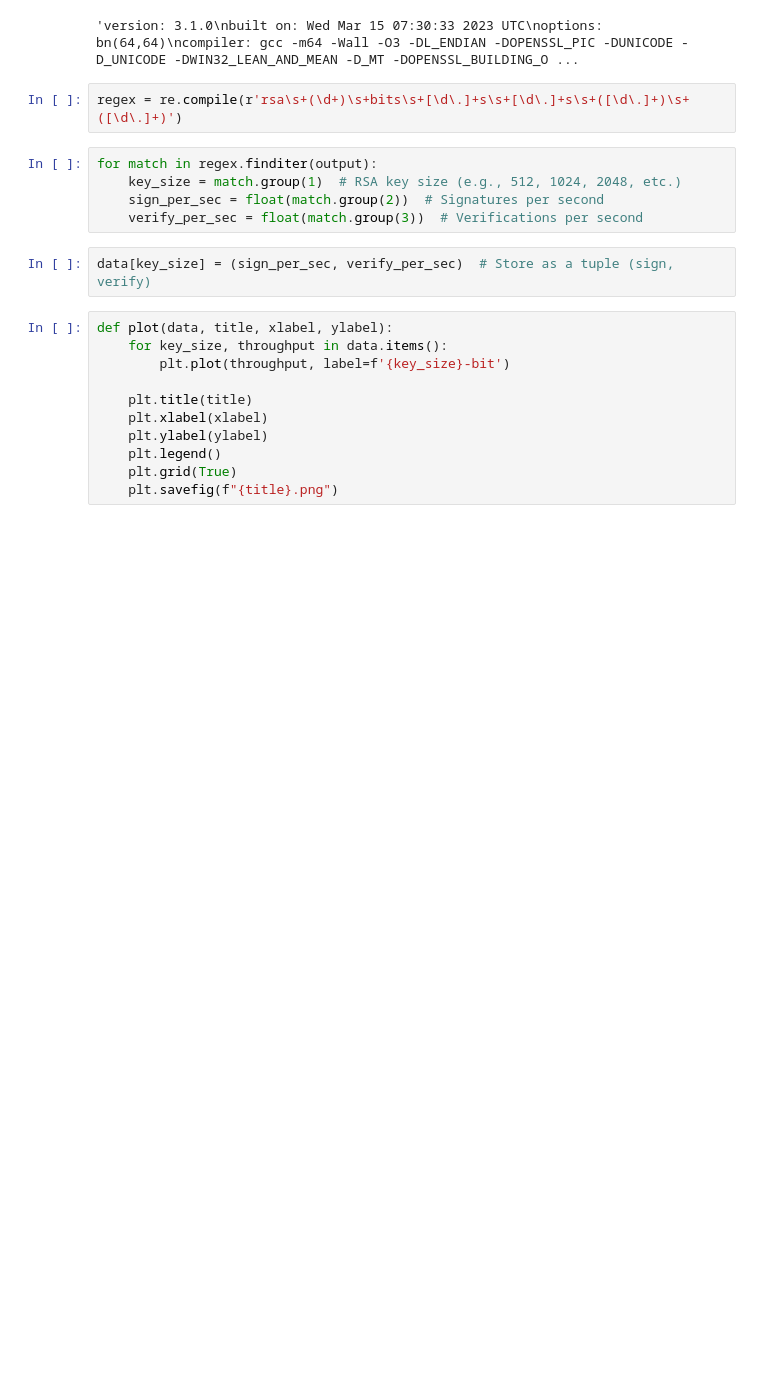
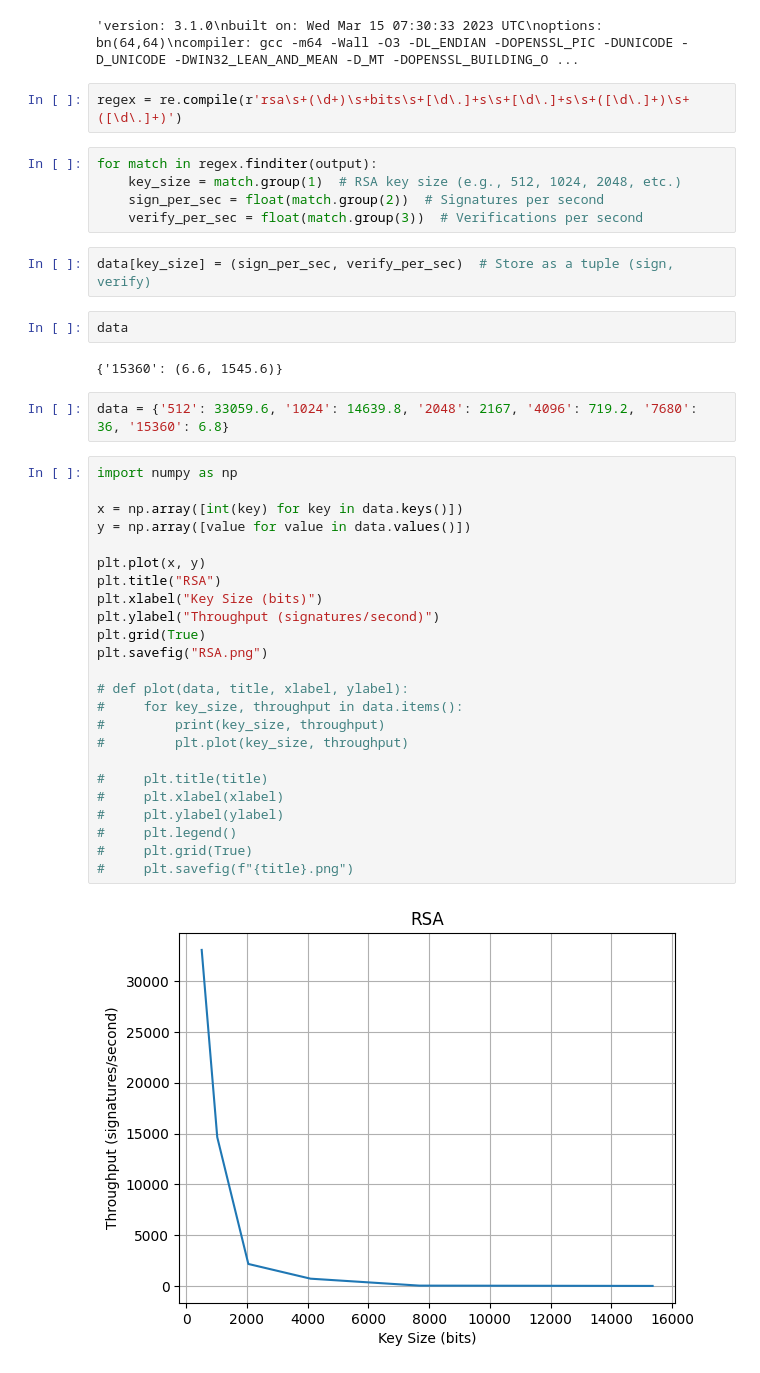
Before and after one commit to idavoong/csc321-module2, a Jupyter notebook: task3/task3.ipynb, the cells around one changed output. Cells and saved outputs as stored; diff of their text form; blank space fills up the shorter version.

```diff
--- a/task3/task3.ipynb
+++ b/task3/task3.ipynb
@@ -19,15 +19,36 @@ for match in regex.finditer(output):
     verify_per_sec = float(match.group(3))  # Verifications per second
 # %%
 data[key_size] = (sign_per_sec, verify_per_sec)  # Store as a tuple (sign, verify)
+# %%
+data
+# %% [output]
+{'15360': (6.6, 1545.6)}
+# %%
+data = {'512': 33059.6, '1024': 14639.8, '2048': 2167, '4096': 719.2, '7680': 36, '15360': 6.8}
 # %%
-def plot(data, title, xlabel, ylabel):
-    for key_size, throughput in data.items():
-        plt.plot(throughput, label=f'{key_size}-bit')
+import numpy as np
 
-    plt.title(title)
-    plt.xlabel(xlabel)
-    plt.ylabel(ylabel)
-    plt.legend()
-    plt.grid(True)
-    plt.savefig(f"{title}.png")
+x = np.array([int(key) for key in data.keys()])
+y = np.array([value for value in data.values()])
+
+plt.plot(x, y)
+plt.title("RSA")
+plt.xlabel("Key Size (bits)")
+plt.ylabel("Throughput (signatures/second)")
+plt.grid(True)
+plt.savefig("RSA.png")
+
+# def plot(data, title, xlabel, ylabel):
+#     for key_size, throughput in data.items():
+#         print(key_size, throughput)
+#         plt.plot(key_size, throughput)
+
+#     plt.title(title)
+#     plt.xlabel(xlabel)
+#     plt.ylabel(ylabel)
+#     plt.legend()
+#     plt.grid(True)
+#     plt.savefig(f"{title}.png")
+# %% [output]
+[figure, added]
 # %%
```
Also changed, not shown: parts of 1 cell of this notebook, 1 other file.
